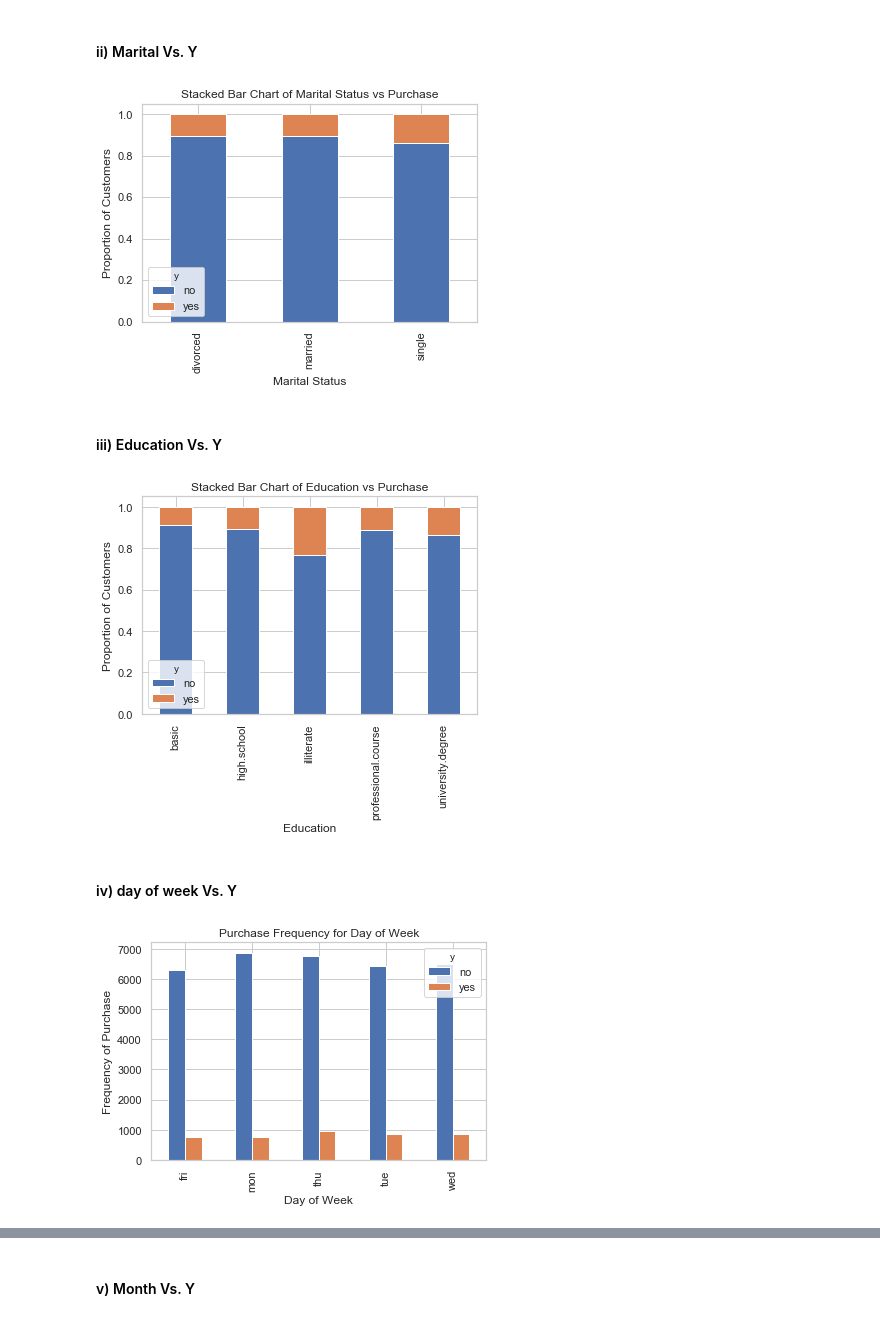
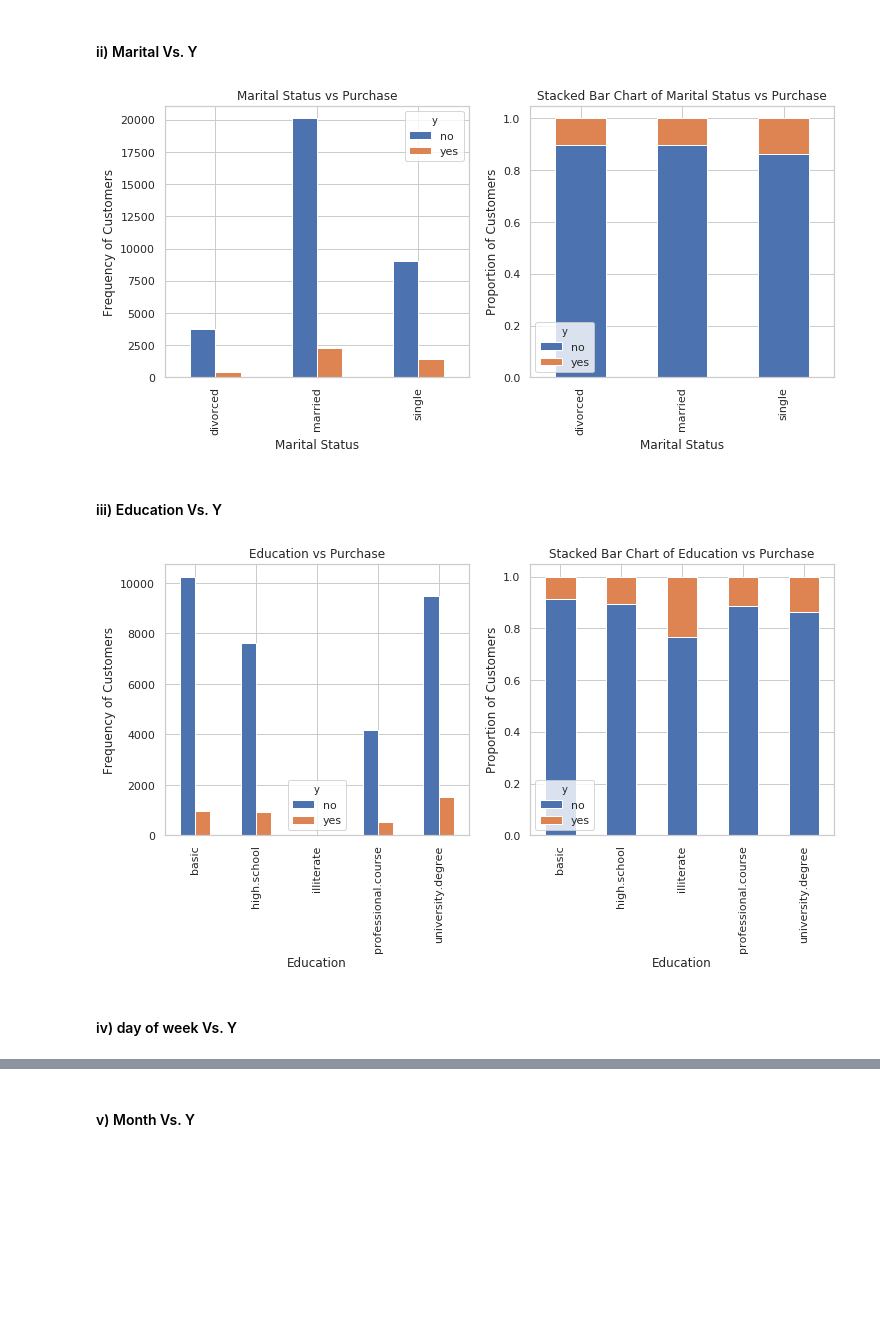
Before and after one commit to saurabhbhatt/DataGiri, a Jupyter notebook: Session_Codes.ipynb, the cells around one changed output, grey strips where cells are left out. Drawn from its saved outputs; the diff is of its cells as text; code cells hidden in the pictures; blank space fills up the shorter version.

```diff
--- a/Session_Codes.ipynb
+++ b/Session_Codes.ipynb
@@ -236,32 +262,46 @@ plt.savefig('Job_vs_pur_stack')
 # %% [markdown]
 #### ii) Marital Vs. Y
 # %%
+fig = plt.figure(figsize = (12,5))
+
+ax = fig.add_subplot(1,2,1)
+table=pd.crosstab(train_set.marital, train_set.y).plot(kind='bar', ax = ax)
+plt.title('Marital Status vs Purchase')
+plt.xlabel('Marital Status')
+plt.ylabel('Frequency of Customers')
+
+ax = fig.add_subplot(1,2,2)
 table=pd.crosstab(train_set.marital, train_set.y)
-table.div(table.sum(1).astype(float), axis=0).plot(kind='bar', stacked=True)
+table.div(table.sum(1).astype(float), axis=0).plot(kind='bar', stacked=True, ax = ax)
 plt.title('Stacked Bar Chart of Marital Status vs Purchase')
 plt.xlabel('Marital Status')
 plt.ylabel('Proportion of Customers')
-plt.savefig('mariral_vs_pur_stack')
+
+
+fig.savefig('mariral_vs_pur_stack')
 # %% [output]
-[figure, old version]
+[figure, new version]
 # %% [markdown]
 #### iii) Education Vs. Y
 # %%
+fig = plt.figure(figsize = (12,5))
+
+ax = fig.add_subplot(1,2,1)
+table=pd.crosstab(train_set.education, train_set.y).plot(kind='bar', ax = ax)
+plt.title('Education vs Purchase')
+plt.xlabel('Education')
+plt.ylabel('Frequency of Customers')
+
+ax = fig.add_subplot(1,2,2)
 table=pd.crosstab(train_set.education, train_set.y)
-table.div(table.sum(1).astype(float), axis=0).plot(kind='bar', stacked=True)
+table.div(table.sum(1).astype(float), axis=0).plot(kind='bar', stacked=True, ax = ax)
 plt.title('Stacked Bar Chart of Education vs Purchase')
 plt.xlabel('Education')
 plt.ylabel('Proportion of Customers')
-plt.savefig('edu_vs_pur_stack')
+
+
+fig.savefig('edu_vs_pur_stack')
 # %% [output]
-[figure, old version]
+[figure, new version]
 # %% [markdown]
 #### iv) day of week Vs. Y
-# %%
-pd.crosstab(train_set.day_of_week, train_set.y).plot(kind='bar')
-plt.title('Purchase Frequency for Day of Week')
-plt.xlabel('Day of Week')
-plt.ylabel('Frequency of Purchase')
-plt.savefig('pur_dayofweek_bar')
-# %% [output]
-[figure, removed]
```
Also changed, not shown: parts of 73 cells of this notebook, 3 other files.
